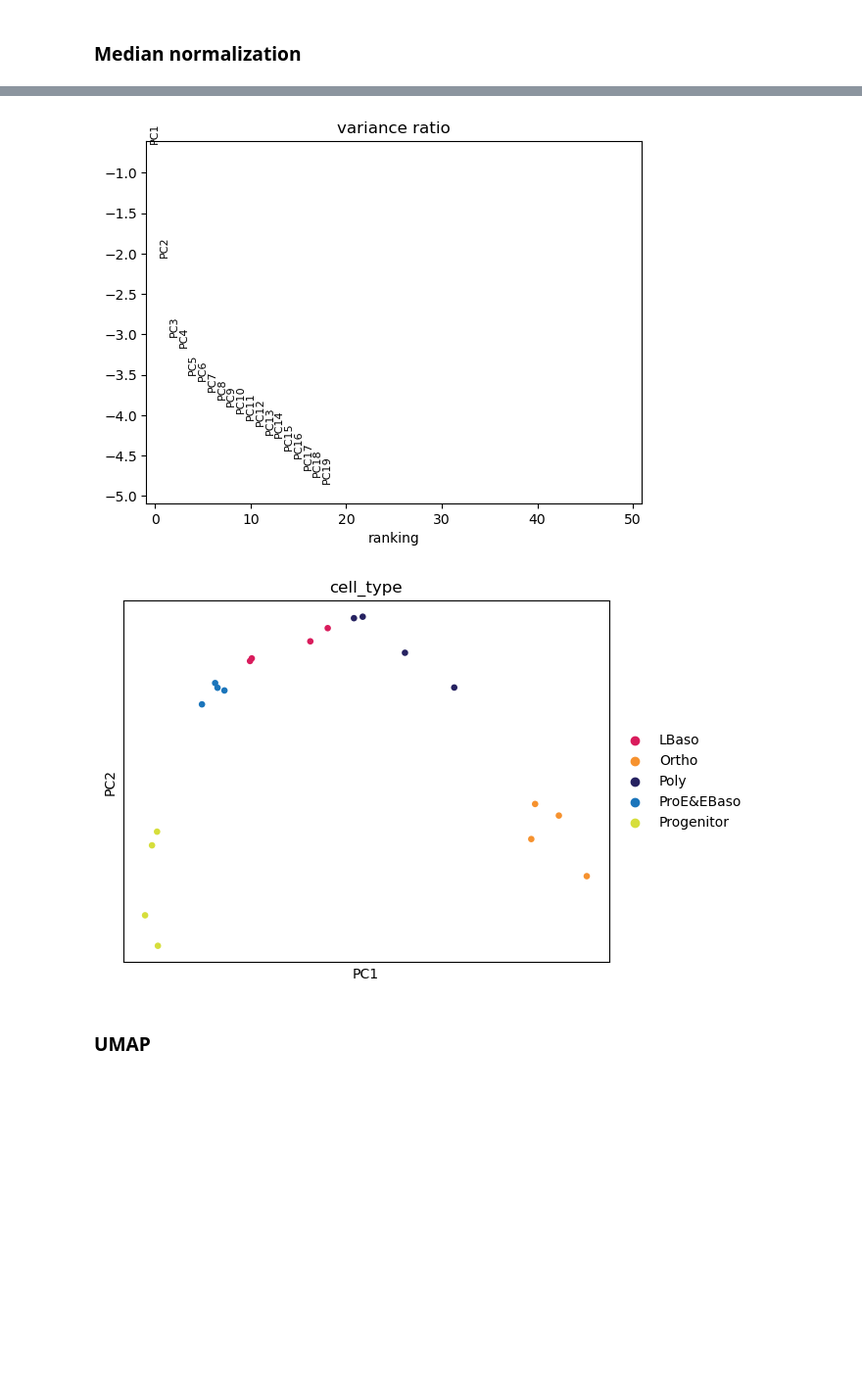
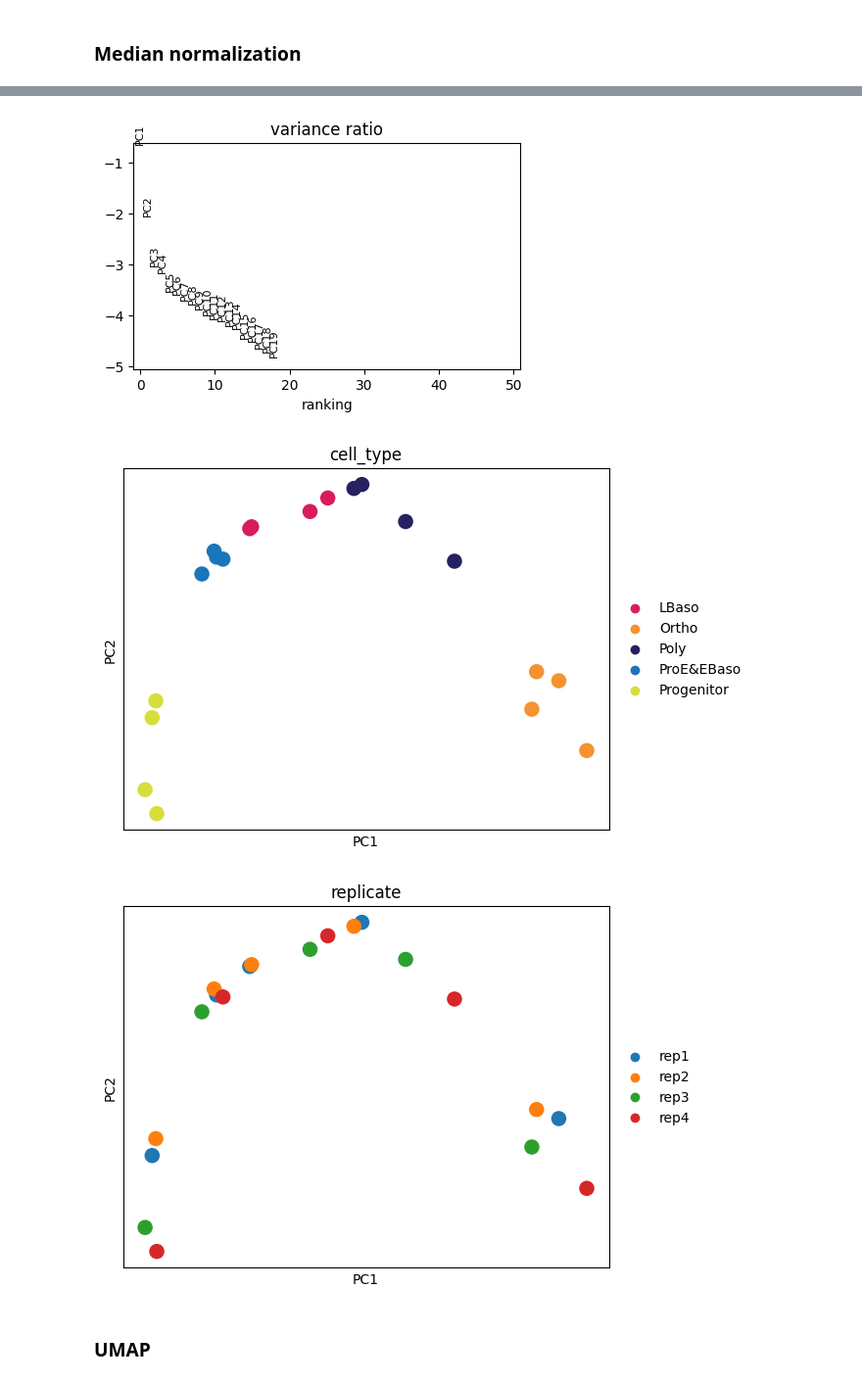
Before and after one commit to UKHD-NP/proteopy, a Jupyter notebook: docs/tutorials/workflow_protein-analysis_karayel-2020.ipynb, the cells around one changed output, grey strips where cells are left out. Shown at 98% size. Cells and saved outputs as stored; diff of their text form; code cells hidden in the pictures; blank space fills up the shorter version.

```diff
--- a/docs/tutorials/workflow_protein-analysis_karayel-2020.ipynb
+++ b/docs/tutorials/workflow_protein-analysis_karayel-2020.ipynb
@@ -100,5 +106,5 @@ check_proteodata(adata)
 # %%
-# Store color scheme in .uns for consistent plotting across the tutorial
+# Cell types
 adata.uns['colors_cell_type'] = {
     "LBaso": "#D91C5C",
     "Ortho": "#F6922F",
@@ -107,16 +113,14 @@ adata.uns['colors_cell_type'] = {
     "Progenitor": "#D6DE3B",
 }
 
-# Define haemoglobin proteins for highlighting (marker proteins in erythropoiesis)
-haemoglobin = {
-    'F8W6P5': 'HBB1',
-    'P69905': 'HBA1',
-    'P02100': 'HBE1',
-    'A0A2R8Y7X9;P69891': 'HBG1',
-}
+diff_order = ['Progenitor', 'ProE&EBaso', 'LBaso', 'Poly', 'Ortho']
 
-# Store differentiation order once for consistent plotting
-adata.uns['diff_order'] = ['Progenitor', 'ProE&EBaso', 'LBaso', 'Poly', 'Ortho']
+# Replicates
+n_reps = adata.obs["replicate"].nunique()
+cmap = mpl.colormaps["tab10"]
+adata.uns["colors_replicate"] = cmap(range(n_reps)).tolist()
+
+rep_order = sorted(adata.obs["replicate"].unique().tolist())
 # %% [markdown]
 ## Quality control and preprocessing
 
@@ -356,18 +411,29 @@ The five differentiation stages separate along the first two principal component
 # %%
-# PCA using scanpy (ProteoPy AnnData is fully compatible)
 sc.tl.pca(adata)
-sc.pl.pca_variance_ratio(adata, n_pcs=50, log=True)
+with rc_context({"figure.figsize": (5, 3)}):
+    sc.pl.pca_variance_ratio(adata, n_pcs=50, log=True)
+
 sc.pl.pca(
     adata,
     color='cell_type',
     dimensions=(0, 1),
     ncols=2,
-    size=90,
+    size=500,
     palette=adata.uns['colors_cell_type'],
     )
+
+sc.pl.pca(
+    adata,
+    color='replicate',
+    dimensions=(0, 1),
+    ncols=2,
+    size=500,
+    palette=adata.uns['colors_replicate'],
+    )
 # %% [output]
-[figure, old version]
+[figure, new version]
-[figure, old version]
+[figure, new version]
+[figure, added]
 # %% [markdown]
 ### UMAP
 # %%
```
Also changed, not shown: parts of 84 cells of this notebook, 6 other files.
